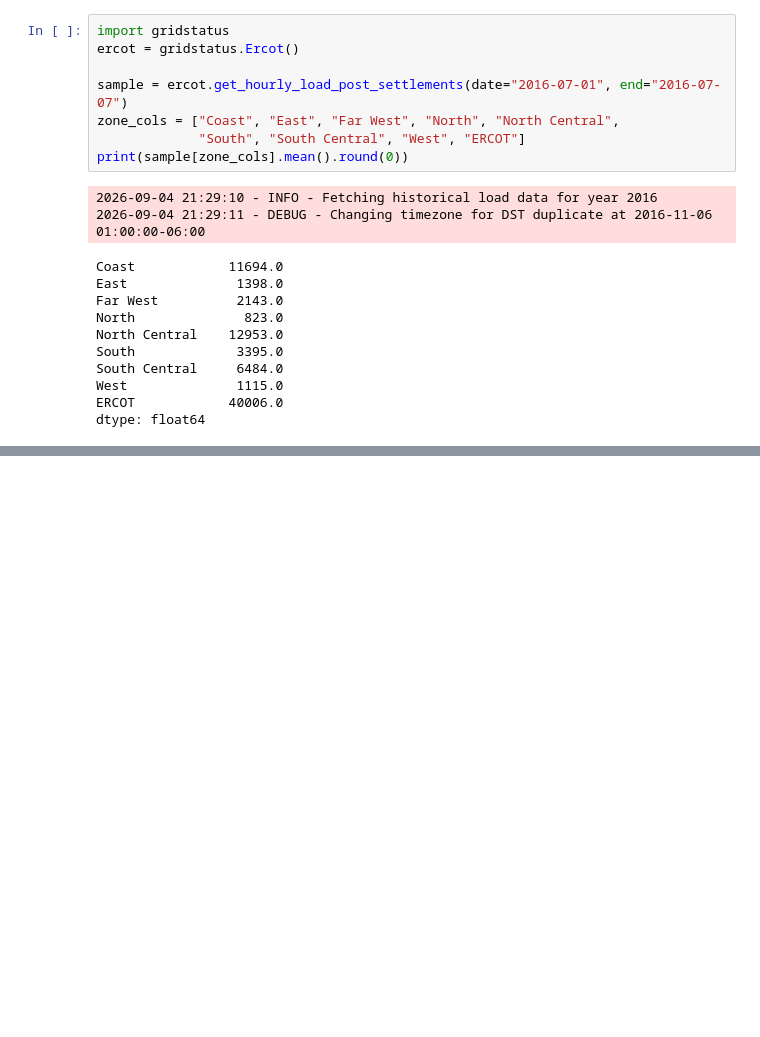
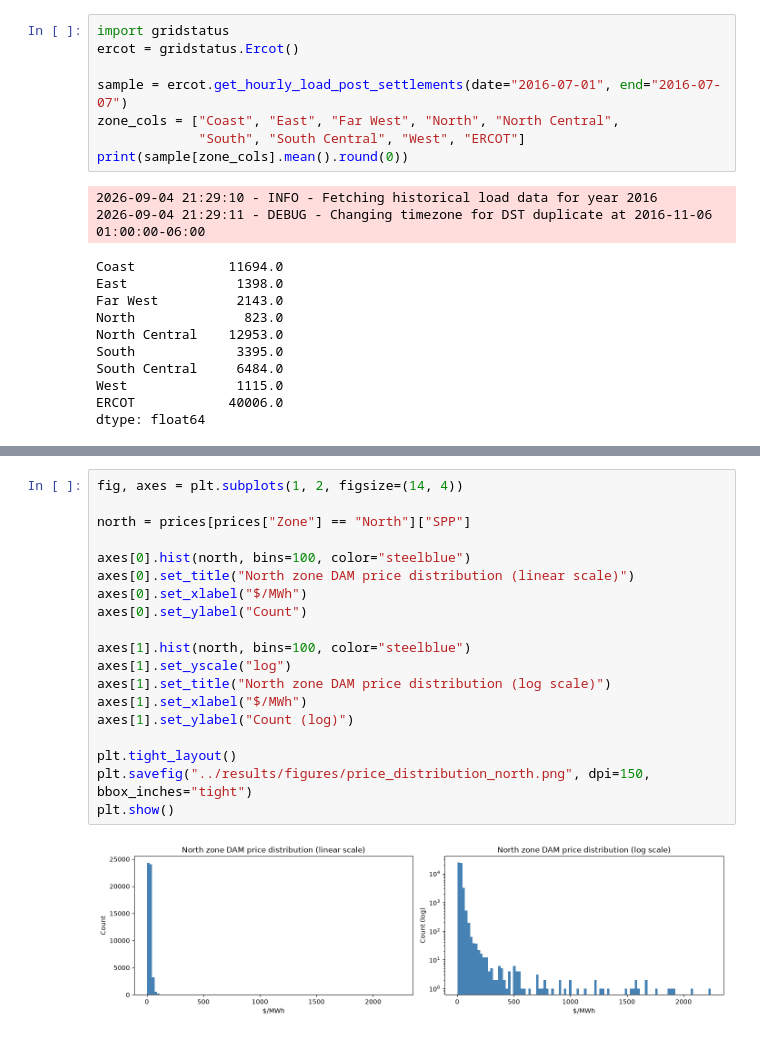
Before and after one commit to jahandadirfan/BOL-LPP-Reproduction, a Jupyter notebook: notebooks/03_eda.ipynb, the cells around one changed output, grey strips where cells are left out. Cells and saved outputs as stored; diff of their text form; blank space fills up the shorter version.

```diff
--- a/notebooks/03_eda.ipynb
+++ b/notebooks/03_eda.ipynb
@@ -94,0 +128,21 @@ dtype: float64
+# %%
+fig, axes = plt.subplots(1, 2, figsize=(14, 4))
+
+north = prices[prices["Zone"] == "North"]["SPP"]
+
+axes[0].hist(north, bins=100, color="steelblue")
+axes[0].set_title("North zone DAM price distribution (linear scale)")
+axes[0].set_xlabel("$/MWh")
+axes[0].set_ylabel("Count")
+
+axes[1].hist(north, bins=100, color="steelblue")
+axes[1].set_yscale("log")
+axes[1].set_title("North zone DAM price distribution (log scale)")
+axes[1].set_xlabel("$/MWh")
+axes[1].set_ylabel("Count (log)")
+
+plt.tight_layout()
+plt.savefig("../results/figures/price_distribution_north.png", dpi=150, bbox_inches="tight")
+plt.show()
+# %% [output]
+[figure, added]
```
Also changed, not shown: parts of 16 cells of this notebook, 3 other files.
